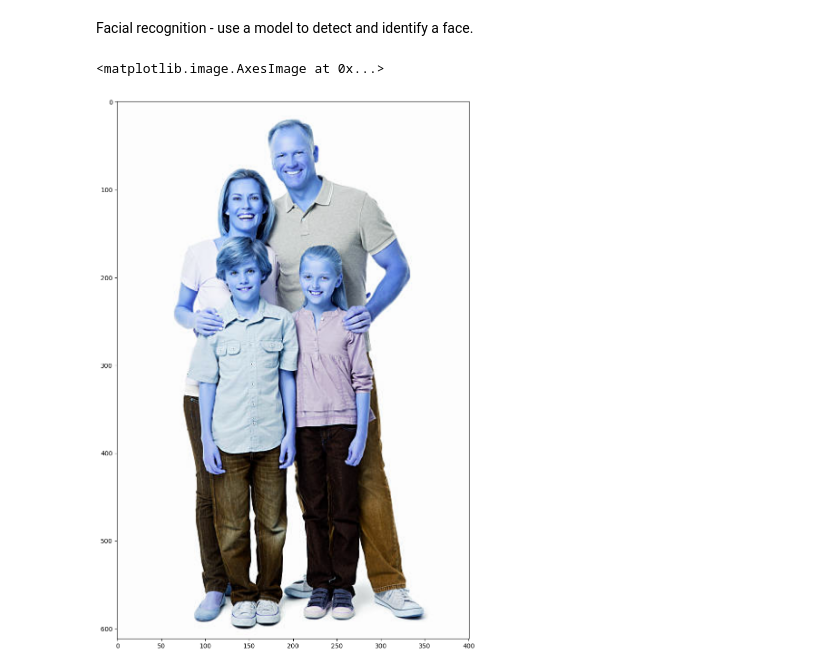
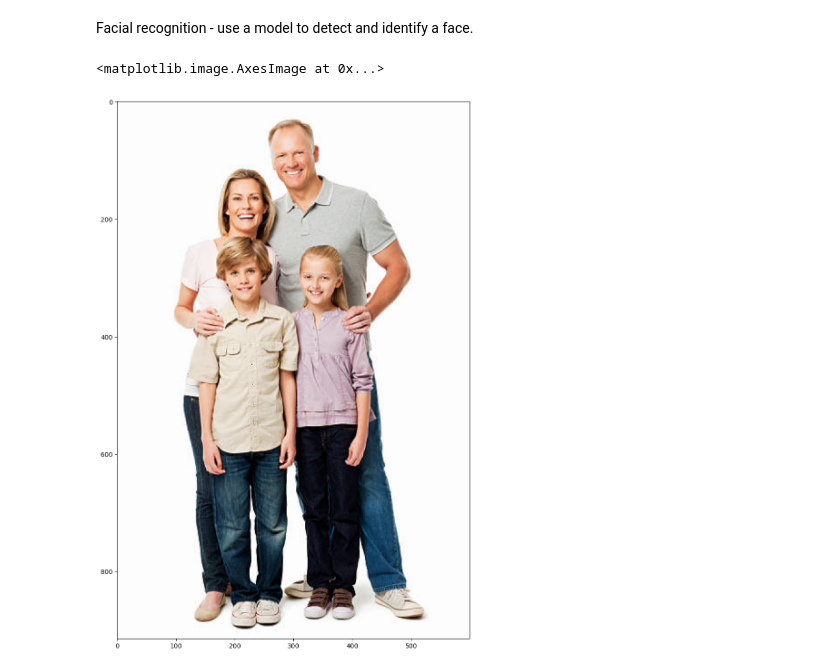
Before and after one commit to vijjus/ST-summer-2024, a Jupyter notebook: Intro.ipynb, the cells around one changed output. Cells and saved outputs as stored; diff of their text form; code cells hidden in the pictures.

```diff
--- a/Intro.ipynb
+++ b/Intro.ipynb
@@ -28,10 +41,17 @@ Thu Apr 11 03:56:56 2024
 # %% [markdown]
 Facial recognition - use a model to detect and identify a face.
 # %%
-image = cv2.imread("/content/family.jpeg")
+image1 = cv2.imread("ST-summer-2024/family.jpeg", cv2.IMREAD_COLOR)
+# %%
+# resize - mainly needed for smaller images
+image1 = imutils.resize(image1, width=600)
+# %%
+# color images have 3 channels - Red (R), Blue (B), Green (G)
+# change from BGR to RGB format (OpenCV loads images in BGR format)
+image1 = cv2.cvtColor(image1, cv2.COLOR_BGR2RGB)
 # %%
 plt.figure(figsize=(10,20))
-plt.imshow(image)
+plt.imshow(image1)
 # %% [output]
 <matplotlib.image.AxesImage at 0x...>
-[figure, old version]
+[figure, new version]
```
Also changed, not shown: parts of 26 cells of this notebook.
